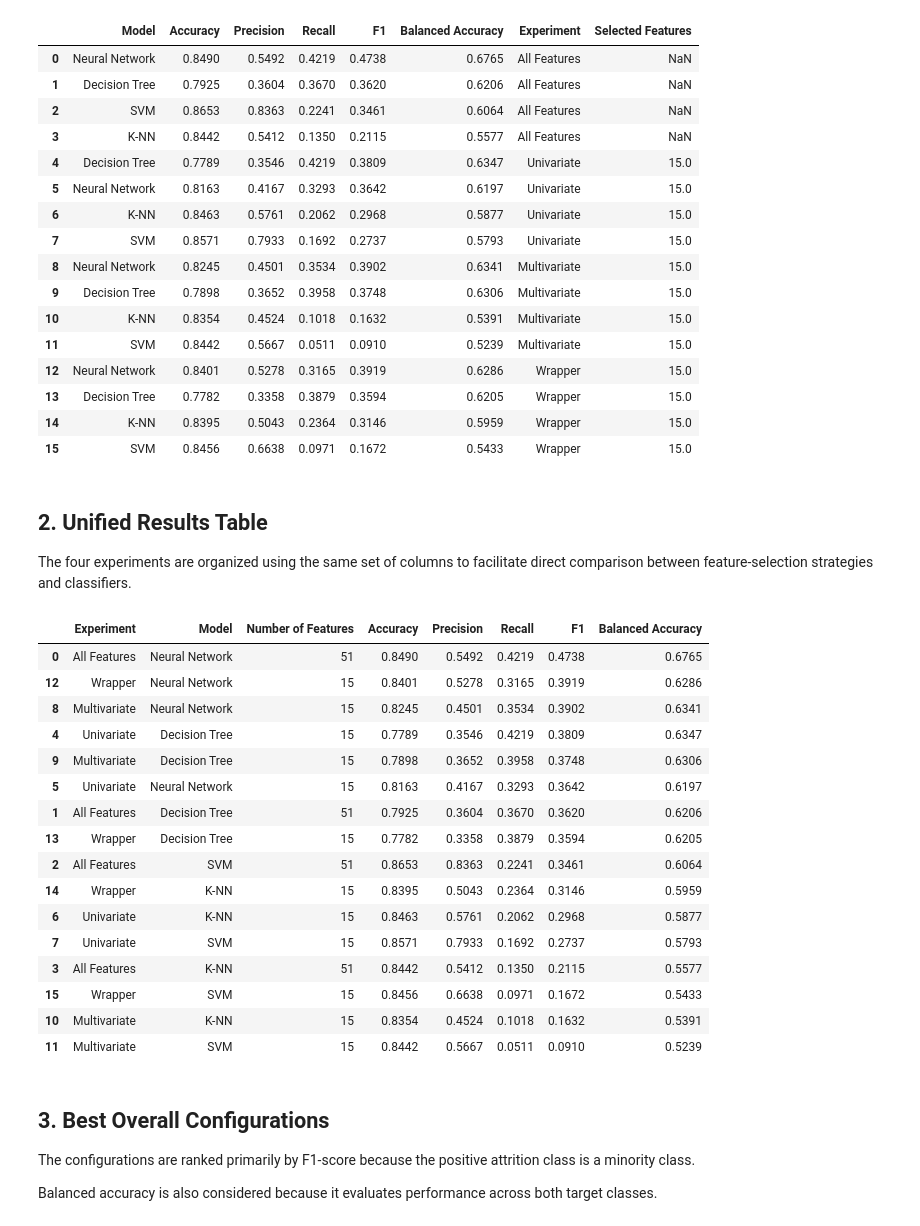
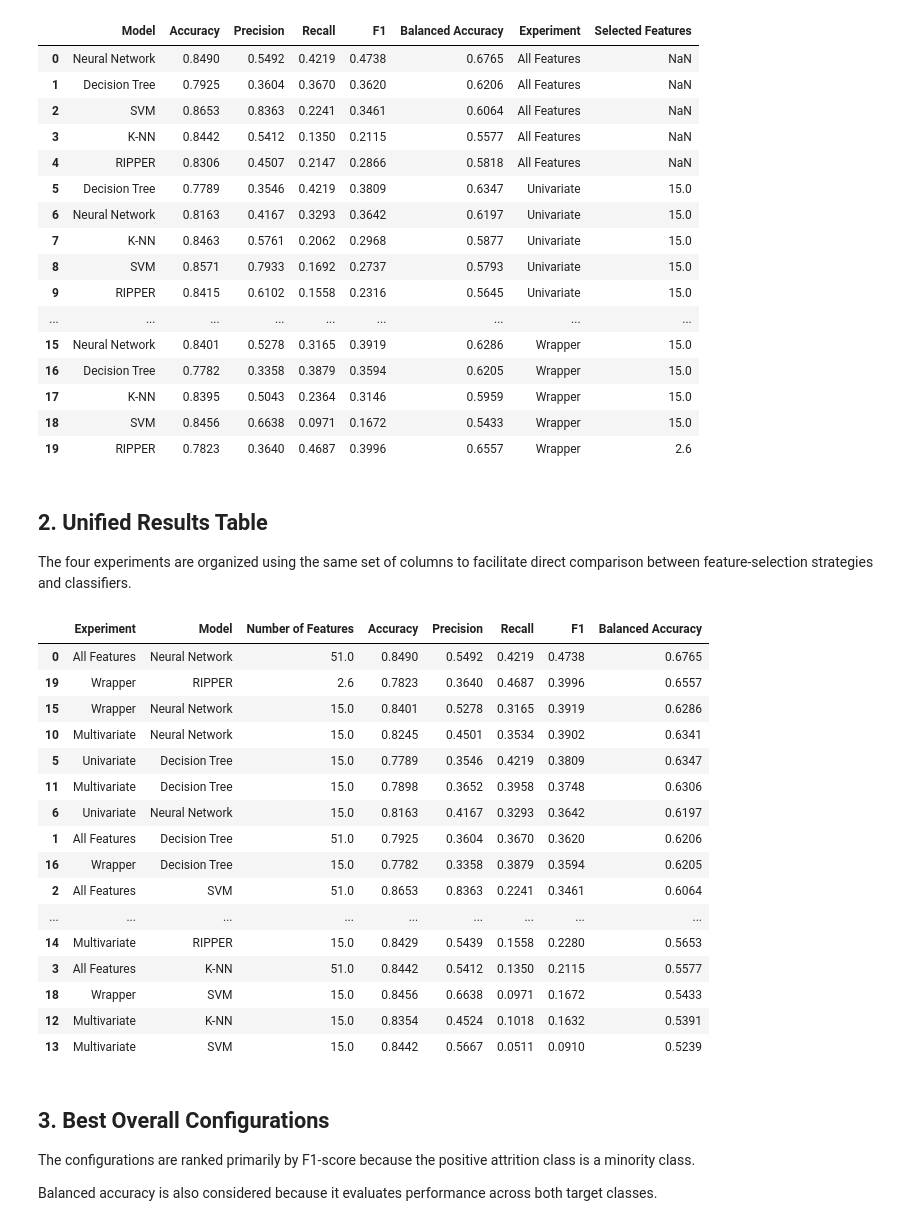
Before and after one commit to adolfoborrego/machine-learning-pa1-pa2, a Jupyter notebook: notebooks/pa1/09_final_analysis.ipynb, the cells around one changed output. Drawn from its saved outputs; the diff is of its cells as text; code cells hidden in the pictures.

```diff
--- a/notebooks/pa1/08_final_analysis.ipynb
+++ b/notebooks/pa1/09_final_analysis.ipynb
@@ -60,24 +60,28 @@ all_results = pd.concat(
 )
 
 display(all_results.round(4))
+
+ripper_fold_results = pd.read_csv(
+    "../../results/pa1/ripper_fold_results.csv"
+)
 # %% [output]
 |  | Model | Accuracy | Precision | Recall | F1 | Balanced Accuracy | Experiment | Selected Features |
 | 0 | Neural Network | 0.8490 | 0.5492 | 0.4219 | 0.4738 | 0.6765 | All Features | NaN |
 | 1 | Decision Tree | 0.7925 | 0.3604 | 0.3670 | 0.3620 | 0.6206 | All Features | NaN |
 | 2 | SVM | 0.8653 | 0.8363 | 0.2241 | 0.3461 | 0.6064 | All Features | NaN |
 | 3 | K-NN | 0.8442 | 0.5412 | 0.1350 | 0.2115 | 0.5577 | All Features | NaN |
-| 4 | Decision Tree | 0.7789 | 0.3546 | 0.4219 | 0.3809 | 0.6347 | Univariate | 15.0 |
-| 5 | Neural Network | 0.8163 | 0.4167 | 0.3293 | 0.3642 | 0.6197 | Univariate | 15.0 |
-| 6 | K-NN | 0.8463 | 0.5761 | 0.2062 | 0.2968 | 0.5877 | Univariate | 15.0 |
-| 7 | SVM | 0.8571 | 0.7933 | 0.1692 | 0.2737 | 0.5793 | Univariate | 15.0 |
-| 8 | Neural Network | 0.8245 | 0.4501 | 0.3534 | 0.3902 | 0.6341 | Multivariate | 15.0 |
-| 9 | Decision Tree | 0.7898 | 0.3652 | 0.3958 | 0.3748 | 0.6306 | Multivariate | 15.0 |
-| 10 | K-NN | 0.8354 | 0.4524 | 0.1018 | 0.1632 | 0.5391 | Multivariate | 15.0 |
-| 11 | SVM | 0.8442 | 0.5667 | 0.0511 | 0.0910 | 0.5239 | Multivariate | 15.0 |
-| 12 | Neural Network | 0.8401 | 0.5278 | 0.3165 | 0.3919 | 0.6286 | Wrapper | 15.0 |
-| 13 | Decision Tree | 0.7782 | 0.3358 | 0.3879 | 0.3594 | 0.6205 | Wrapper | 15.0 |
-| 14 | K-NN | 0.8395 | 0.5043 | 0.2364 | 0.3146 | 0.5959 | Wrapper | 15.0 |
-| 15 | SVM | 0.8456 | 0.6638 | 0.0971 | 0.1672 | 0.5433 | Wrapper | 15.0 |
+| 4 | RIPPER | 0.8306 | 0.4507 | 0.2147 | 0.2866 | 0.5818 | All Features | NaN |
+| 5 | Decision Tree | 0.7789 | 0.3546 | 0.4219 | 0.3809 | 0.6347 | Univariate | 15.0 |
+| 6 | Neural Network | 0.8163 | 0.4167 | 0.3293 | 0.3642 | 0.6197 | Univariate | 15.0 |
+| 7 | K-NN | 0.8463 | 0.5761 | 0.2062 | 0.2968 | 0.5877 | Univariate | 15.0 |
+| 8 | SVM | 0.8571 | 0.7933 | 0.1692 | 0.2737 | 0.5793 | Univariate | 15.0 |
+| 9 | RIPPER | 0.8415 | 0.6102 | 0.1558 | 0.2316 | 0.5645 | Univariate | 15.0 |
+| ... | ... | ... | ... | ... | ... | ... | ... | ... |
+| 15 | Neural Network | 0.8401 | 0.5278 | 0.3165 | 0.3919 | 0.6286 | Wrapper | 15.0 |
+| 16 | Decision Tree | 0.7782 | 0.3358 | 0.3879 | 0.3594 | 0.6205 | Wrapper | 15.0 |
+| 17 | K-NN | 0.8395 | 0.5043 | 0.2364 | 0.3146 | 0.5959 | Wrapper | 15.0 |
+| 18 | SVM | 0.8456 | 0.6638 | 0.0971 | 0.1672 | 0.5433 | Wrapper | 15.0 |
+| 19 | RIPPER | 0.7823 | 0.3640 | 0.4687 | 0.3996 | 0.6557 | Wrapper | 2.6 |
 # %% [markdown]
 ## 2. Unified Results Table
 
@@ -92,49 +96,66 @@ feature_count_map = {
 }
 
 all_results["Number of Features"] = (
     all_results["Experiment"]
     .map(feature_count_map)
 )
+
+all_results["Number of Features"] = (
+    all_results["Number of Features"].astype(float)
+)
+
+ripper_feature_counts = (
+    ripper_fold_results.groupby("Experiment")["Number of Features"].mean()
+)
+
+for experiment, number_of_features in ripper_feature_counts.items():
+
+    ripper_mask = (
+        (all_results["Model"] == "RIPPER")
+        & (all_results["Experiment"] == experiment)
+    )
+
+    all_results.loc[ripper_mask, "Number of Features"] = number_of_features
 
 all_results = all_results[
     [
         "Experiment",
         "Model",
         "Number of Features",
         "Accuracy",
         "Precision",
         "Recall",
         "F1",
         "Balanced Accuracy"
     ]
 ]
 
 all_results = all_results.sort_values(
     ["F1", "Balanced Accuracy"],
     ascending=False
 )
 
 display(
     all_results.round(4)
 )
 # %% [output]
 |  | Experiment | Model | Number of Features | Accuracy | Precision | Recall | F1 | Balanced Accuracy |
-| 0 | All Features | Neural Network | 51 | 0.8490 | 0.5492 | 0.4219 | 0.4738 | 0.6765 |
-| 12 | Wrapper | Neural Network | 15 | 0.8401 | 0.5278 | 0.3165 | 0.3919 | 0.6286 |
-| 8 | Multivariate | Neural Network | 15 | 0.8245 | 0.4501 | 0.3534 | 0.3902 | 0.6341 |
-| 4 | Univariate | Decision Tree | 15 | 0.7789 | 0.3546 | 0.4219 | 0.3809 | 0.6347 |
-| 9 | Multivariate | Decision Tree | 15 | 0.7898 | 0.3652 | 0.3958 | 0.3748 | 0.6306 |
-| 5 | Univariate | Neural Network | 15 | 0.8163 | 0.4167 | 0.3293 | 0.3642 | 0.6197 |
-| 1 | All Features | Decision Tree | 51 | 0.7925 | 0.3604 | 0.3670 | 0.3620 | 0.6206 |
-| 13 | Wrapper | Decision Tree | 15 | 0.7782 | 0.3358 | 0.3879 | 0.3594 | 0.6205 |
-| 2 | All Features | SVM | 51 | 0.8653 | 0.8363 | 0.2241 | 0.3461 | 0.6064 |
-| 14 | Wrapper | K-NN | 15 | 0.8395 | 0.5043 | 0.2364 | 0.3146 | 0.5959 |
-| 6 | Univariate | K-NN | 15 | 0.8463 | 0.5761 | 0.2062 | 0.2968 | 0.5877 |
-| 7 | Univariate | SVM | 15 | 0.8571 | 0.7933 | 0.1692 | 0.2737 | 0.5793 |
-| 3 | All Features | K-NN | 51 | 0.8442 | 0.5412 | 0.1350 | 0.2115 | 0.5577 |
-| 15 | Wrapper | SVM | 15 | 0.8456 | 0.6638 | 0.0971 | 0.1672 | 0.5433 |
-| 10 | Multivariate | K-NN | 15 | 0.8354 | 0.4524 | 0.1018 | 0.1632 | 0.5391 |
-| 11 | Multivariate | SVM | 15 | 0.8442 | 0.5667 | 0.0511 | 0.0910 | 0.5239 |
+| 0 | All Features | Neural Network | 51.0 | 0.8490 | 0.5492 | 0.4219 | 0.4738 | 0.6765 |
+| 19 | Wrapper | RIPPER | 2.6 | 0.7823 | 0.3640 | 0.4687 | 0.3996 | 0.6557 |
+| 15 | Wrapper | Neural Network | 15.0 | 0.8401 | 0.5278 | 0.3165 | 0.3919 | 0.6286 |
+| 10 | Multivariate | Neural Network | 15.0 | 0.8245 | 0.4501 | 0.3534 | 0.3902 | 0.6341 |
+| 5 | Univariate | Decision Tree | 15.0 | 0.7789 | 0.3546 | 0.4219 | 0.3809 | 0.6347 |
+| 11 | Multivariate | Decision Tree | 15.0 | 0.7898 | 0.3652 | 0.3958 | 0.3748 | 0.6306 |
+| 6 | Univariate | Neural Network | 15.0 | 0.8163 | 0.4167 | 0.3293 | 0.3642 | 0.6197 |
+| 1 | All Features | Decision Tree | 51.0 | 0.7925 | 0.3604 | 0.3670 | 0.3620 | 0.6206 |
+| 16 | Wrapper | Decision Tree | 15.0 | 0.7782 | 0.3358 | 0.3879 | 0.3594 | 0.6205 |
+| 2 | All Features | SVM | 51.0 | 0.8653 | 0.8363 | 0.2241 | 0.3461 | 0.6064 |
+| ... | ... | ... | ... | ... | ... | ... | ... | ... |
+| 14 | Multivariate | RIPPER | 15.0 | 0.8429 | 0.5439 | 0.1558 | 0.2280 | 0.5653 |
+| 3 | All Features | K-NN | 51.0 | 0.8442 | 0.5412 | 0.1350 | 0.2115 | 0.5577 |
+| 18 | Wrapper | SVM | 15.0 | 0.8456 | 0.6638 | 0.0971 | 0.1672 | 0.5433 |
+| 12 | Multivariate | K-NN | 15.0 | 0.8354 | 0.4524 | 0.1018 | 0.1632 | 0.5391 |
+| 13 | Multivariate | SVM | 15.0 | 0.8442 | 0.5667 | 0.0511 | 0.0910 | 0.5239 |
 # %% [markdown]
 ## 3. Best Overall Configurations
 
```
Also changed, not shown: parts of 16 cells of this notebook, 24 other files.
